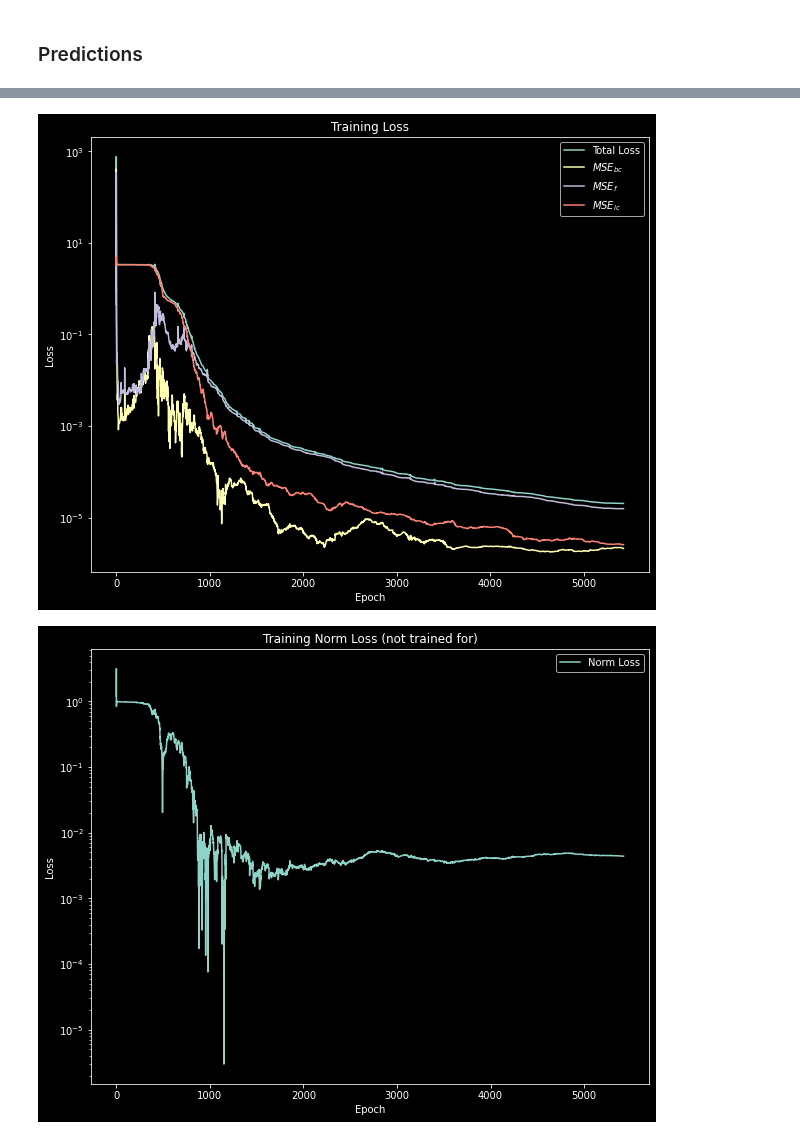
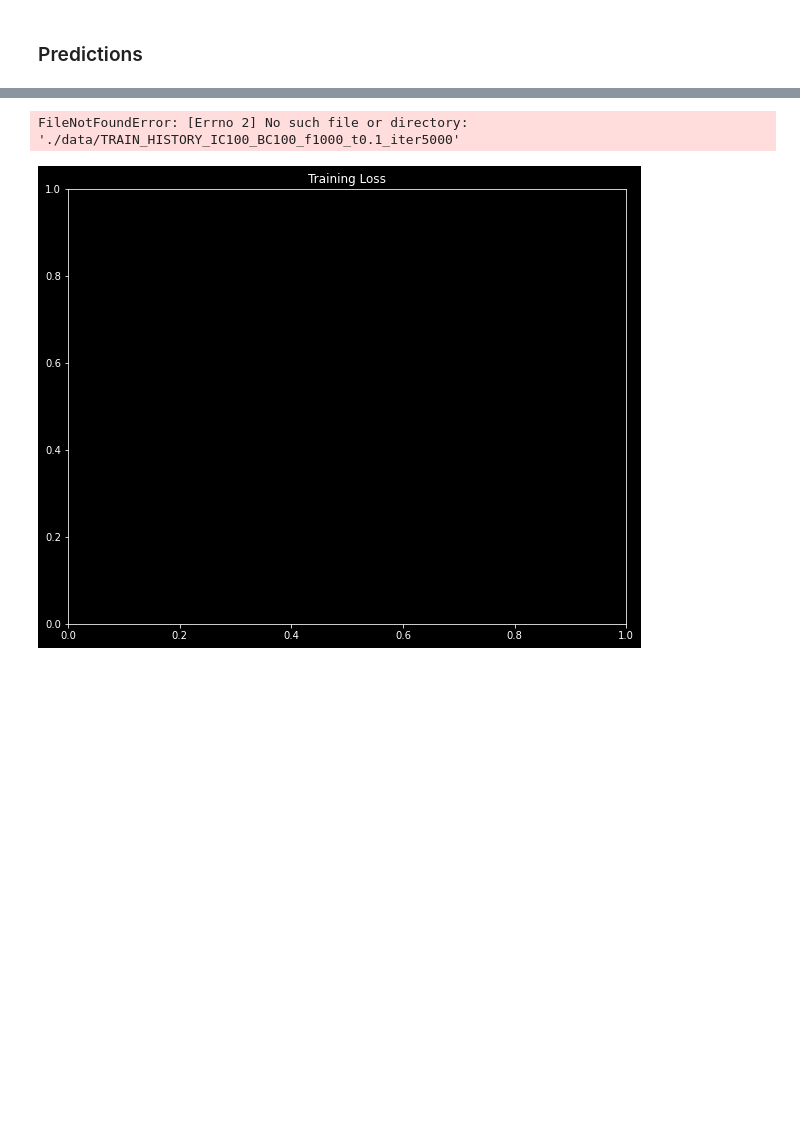
Before and after one commit to ElHuaco/PINN-fokker-planck, a Jupyter notebook: src/OUR CODE/OrnsteinUhlenbeck_real_values.ipynb, the cells around one changed output, grey strips where cells are left out. Saved outputs shown, nothing was run; the diff lists cells and outputs as text; code cells hidden in the pictures; blank space fills up the shorter version.

```diff
--- a/src/OUR CODE/OrnsteinUhlenbeck_real_values.ipynb
+++ b/src/OUR CODE/OrnsteinUhlenbeck_real_values.ipynb
@@ -523,6 +640,6 @@ No artists with labels found to put in legend.  Note that artists whose label st
 # %%
 import pandas as pd
-data_filename = "./data/TRAIN_HISTORY_IC100_BC100_f1000_t0.1_iter5000"
+data_filename = # PUT PERTINENT TRAIN_HISTORY HERE
 plt.style.use("dark_background")
 plt.figure(figsize=(10,8))
 plt.title("Training Loss")
@@ -531,32 +648,32 @@ plt.plot(df["epoch"], df["Total loss"], label="Total Loss")
 plt.plot(df["epoch"], df["BC loss"], label="$MSE_{bc}$")
 plt.plot(df["epoch"], df["f loss"], label="$MSE_f$")
 plt.plot(df["epoch"], df["IC loss"], label="$MSE_{ic}$")
 plt.xlabel("Epoch")
 plt.ylabel("Loss")
 #plt.xscale("log")
 plt.yscale("log")
 plt.legend()
 plt.show()
 
 plt.figure(figsize=(10,8))
 plt.title("Training Norm Loss (not trained for)")
 #plt.plot(df["epoch"], df["Pr loss"], label = "Probability Loss")
 plt.xlabel("Epoch")
 plt.ylabel("Loss")
 plt.plot(df["epoch"], df["Norm loss"], label = "Norm Loss")
 plt.yscale("log")
 plt.legend()
 plt.show()
 
 plt.figure(figsize=(10,8))
 plt.title("Probability Loss (not trained for)")
 plt.plot(df["epoch"], df["Pr loss"], label = "Probability Loss")
 plt.xlabel("Epoch")
 plt.ylabel("Loss")
 plt.yscale("log")
 plt.ylim((10 ** -14, 10 ** 1))
 plt.legend()
 plt.show()
 # %% [output]
+FileNotFoundError: [Errno 2] No such file or directory: './data/TRAIN_HISTORY_IC100_BC100_f1000_t0.1_iter5000'
-[figure, old version]
+[figure, new version]
-[figure, removed]
```
Also changed, not shown: parts of 13 cells of this notebook, 11 other files.
